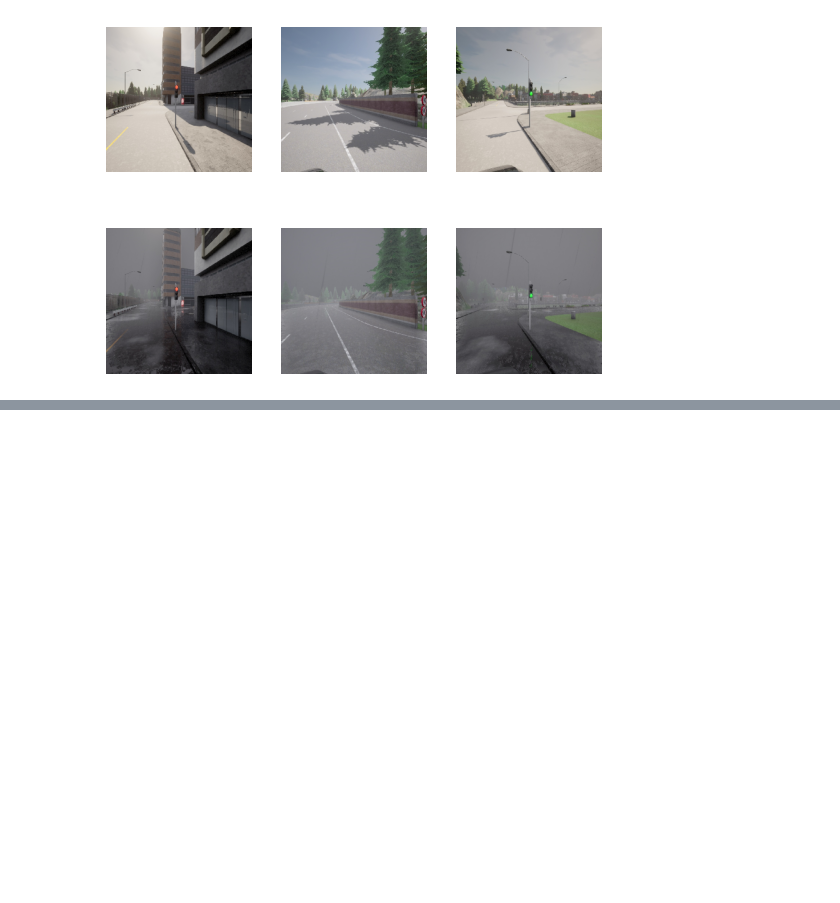
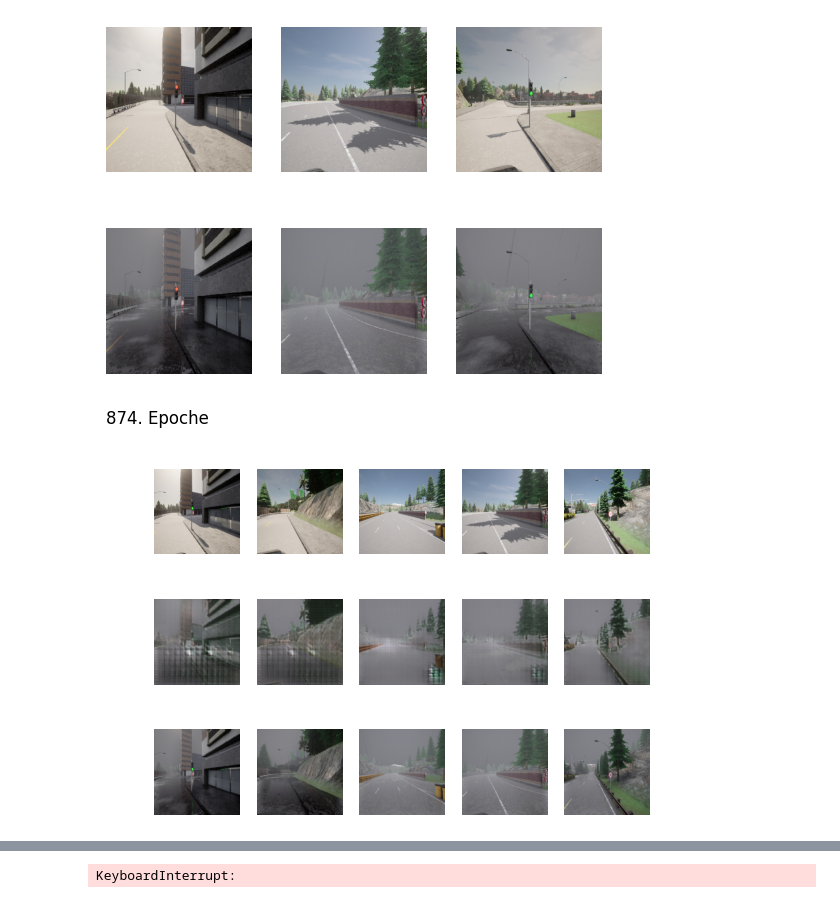
Before and after one commit to Creepo61/Data-Augmentation-using-GANs, a Jupyter notebook: seminar_gan.ipynb, the cells around one changed output, grey strips where cells are left out. Cells and saved outputs as stored; diff of their text form; code cells hidden in the pictures; blank space fills up the shorter version.

```diff
--- a/seminar_gan.ipynb
+++ b/seminar_gan.ipynb
@@ -339,9 +344,10 @@ class performance():
             plt.axis('off')
             plt.imshow(X_out[i])
         return plt
+        plt.figtext(0.05, 0.95, "%d. Epoche" % step, fontsize=12, ha='left')
         # save plot to file
 
-    def pix2pix(step, g_model, dataset, n_samples=3):
+    def pix2pix(step, g_model, dataset, n_samples=5):
         [X_realA, X_realB], _ = generate_pictures.real.pix2pix(dataset, n_samples, 1)
         # generate a batch of fake samples
         X_fakeB, _ = generate_pictures.fake.pix2pix(g_model, X_realA, 1)
@@ -364,6 +370,7 @@ class performance():
             plt.subplot(3, n_samples, 1 + n_samples*2 + i)
             plt.axis('off')
             plt.imshow(X_realB[i])
+        plt.figtext(0.05, 0.95, "%d. Epoche" % step, fontsize=12, ha='left')
         return plt
 # %%
 class train_gan():
@@ -384,7 +391,6 @@ class train_gan():
                 pool[ix] = image
         return asarray(selected)
     def pix2pix(d_model, g_model, gan_model, dataset, n_epochs=100, n_batch=1):
-        print('Loaded', dataset[0].shape, dataset[1].shape)
         # determine the output square shape of the discriminator
         n_patch = d_model.output_shape[1]
         # calculate the number of batches per training epoch
@@ -396,7 +402,7 @@ class train_gan():
             # select a batch of real samples
             [X_realA, X_realB], y_real = generate_pictures.real.pix2pix(dataset, n_batch, n_patch)
             # generate a batch of fake samples
-            X_fakeB, y_fake = generate_pictures.real.pix2pix(g_model, X_realA, n_patch)
+            X_fakeB, y_fake = generate_pictures.fake.pix2pix(g_model, X_realA, n_patch)
             # update discriminator for real samples
             d_loss1 = d_model.train_on_batch([X_realA, X_realB], y_real)
             # update discriminator for generated samples
@@ -404,10 +410,11 @@ class train_gan():
             # update the generator
             g_loss, _, _ = gan_model.train_on_batch(X_realA, [y_real, X_realB])
             # summarize performance
-            print('>%d, d1[%.3f] d2[%.3f] g[%.3f]' % (i+1, d_loss1, d_loss2, g_loss))
+            #print('>%d, d1[%.3f] d2[%.3f] g[%.3f]' % (i+1, d_loss1, d_loss2, g_loss))
             # summarize model performance
-            if (i+1) % (bat_per_epo * 10) == 0:
-                performance.pix2pix(i, g_model, dataset)
+            plt = performance.pix2pix(i, g_model, dataset)
+            clear_output(wait=True)
+            plt.show()
     def cycle_gan(d_model_A, d_model_B, g_model_AtoB, g_model_BtoA, c_model_AtoB, c_model_BtoA, dataset):
         # define properties of the training run
         n_epochs, n_batch, = 100, 1
@@ -446,8 +453,8 @@ class train_gan():
             #print('>%d, dA[%.3f,%.3f] dB[%.3f,%.3f] g[%.3f,%.3f]' % (i+1, dA_loss1,dA_loss2, dB_loss1,dB_loss2, g_loss1,g_loss2))
             # evaluate the model performance every so often
             plt = performance.cycle_gan(i, g_model_AtoB, trainA, 'AtoB')
+            clear_output(wait=True)
             plt.show()
-            time.sleep(0.5)
 # %%
 def load_dataset(filename):
     # load the compressed arrays
@@ -461,14 +468,15 @@ def load_dataset(filename):
 # %%
 #### training pix2pix
 
-dataset_ = load_dataset('cyclegan_ds.npz')
-print('Loaded', dataset_[0].shape, dataset_[1].shape)
+dataset = load_dataset('pix2pix_ds.npz')
 # define input shape based on the loaded dataset
-image_shape = dataset_[0].shape[1:]
+image_shape = dataset[0].shape[1:]
 # define the models
 d_model = define.discriminator.patchgan(image_shape)
 g_model = define.generator.u_net(image_shape)
 # define the composite model
 gan_model = define.composite_model.pix2pix(g_model, d_model, image_shape)
 # train model
-train_gan.pix2pix(d_model, g_model, gan_model, dataset_)
+train_gan.pix2pix(d_model, g_model, gan_model,dataset=dataset)
+# %% [output]
+[figure, added]
@@ -475,3 +484,4 @@ train_gan.pix2pix(d_model, g_model, gan_model, dataset_)
+KeyboardInterrupt:
 # %%
 #### training cyclegan
 dataset = load_dataset('cyclegan_ds.npz')
```
Also changed, not shown: parts of 22 cells of this notebook, 1 other file.
